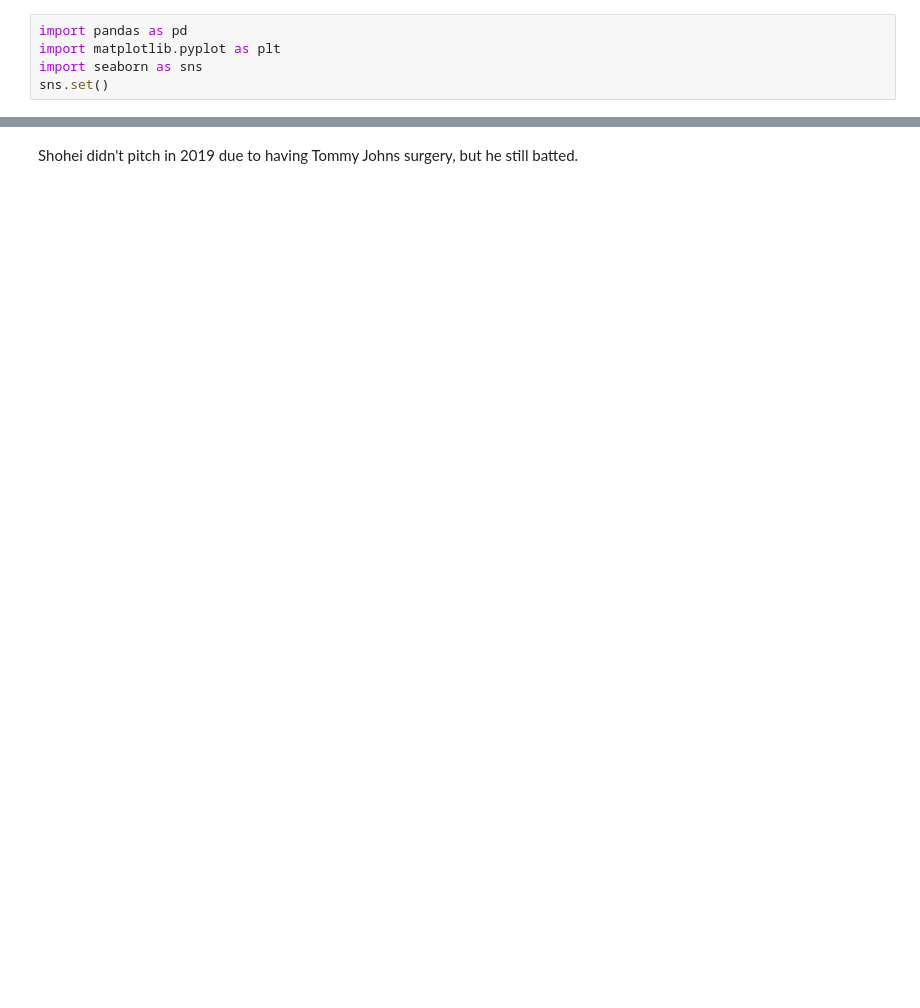
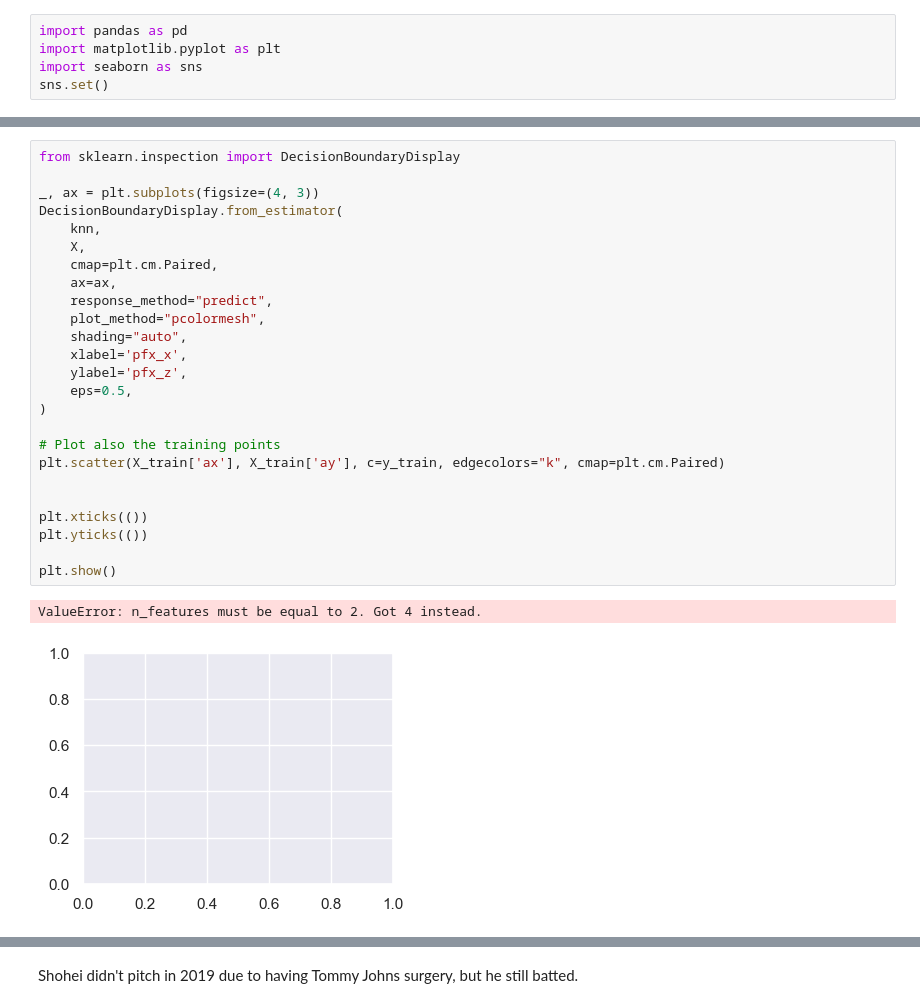
Before and after one commit to kyleaddis/Pitch-Analysis, a Jupyter notebook: analysis.ipynb, the cells around one changed output, grey strips where cells are left out. Drawn from its saved outputs; the diff is of its cells as text; blank space fills up the shorter version.

```diff
--- a/analysis.ipynb
+++ b/analysis.ipynb
@@ -27 +59,29 @@ plt.show()
+# %%
+from sklearn.inspection import DecisionBoundaryDisplay
+
+_, ax = plt.subplots(figsize=(4, 3))
+DecisionBoundaryDisplay.from_estimator(
+    knn,
+    X,
+    cmap=plt.cm.Paired,
+    ax=ax,
+    response_method="predict",
+    plot_method="pcolormesh",
+    shading="auto",
+    xlabel='pfx_x',
+    ylabel='pfx_z',
+    eps=0.5,
+)
+
+# Plot also the training points
+plt.scatter(X_train['ax'], X_train['ay'], c=y_train, edgecolors="k", cmap=plt.cm.Paired)
+
+
+plt.xticks(())
+plt.yticks(())
+
+plt.show()
+# %% [output]
+ValueError: n_features must be equal to 2. Got 4 instead.
+[figure, added]
 # %%
```
Also changed, not shown: parts of 5 cells of this notebook.
